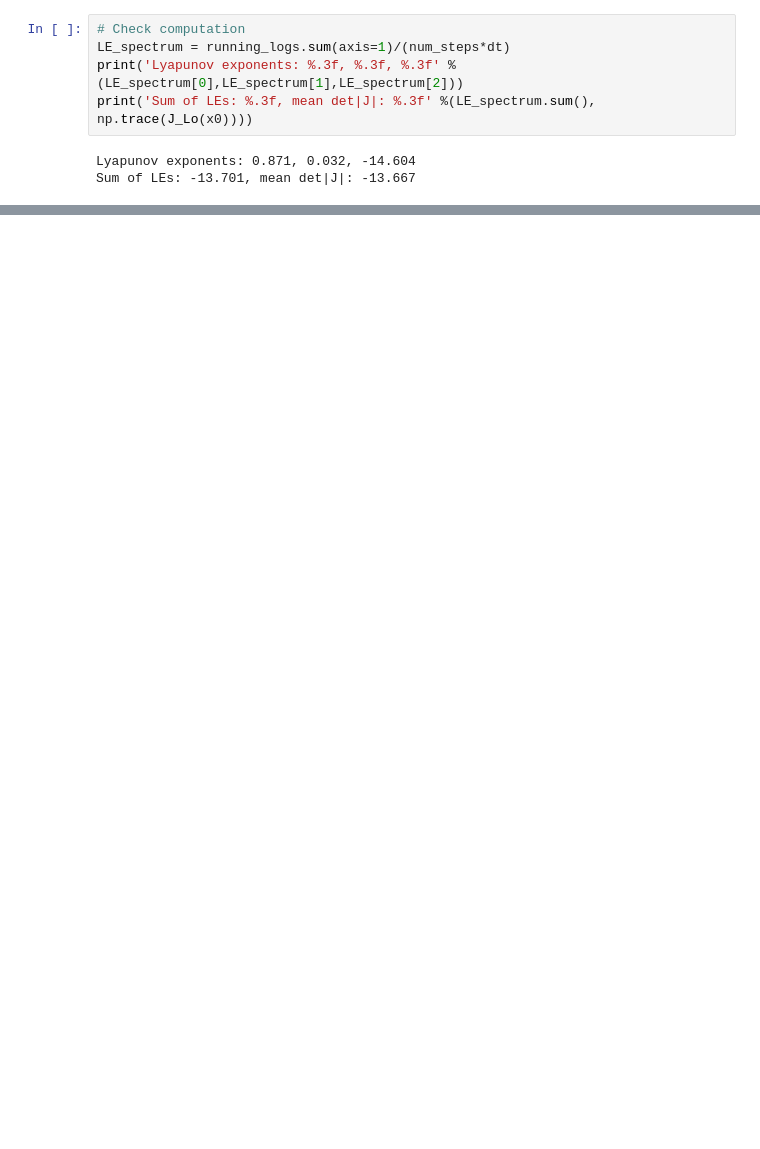
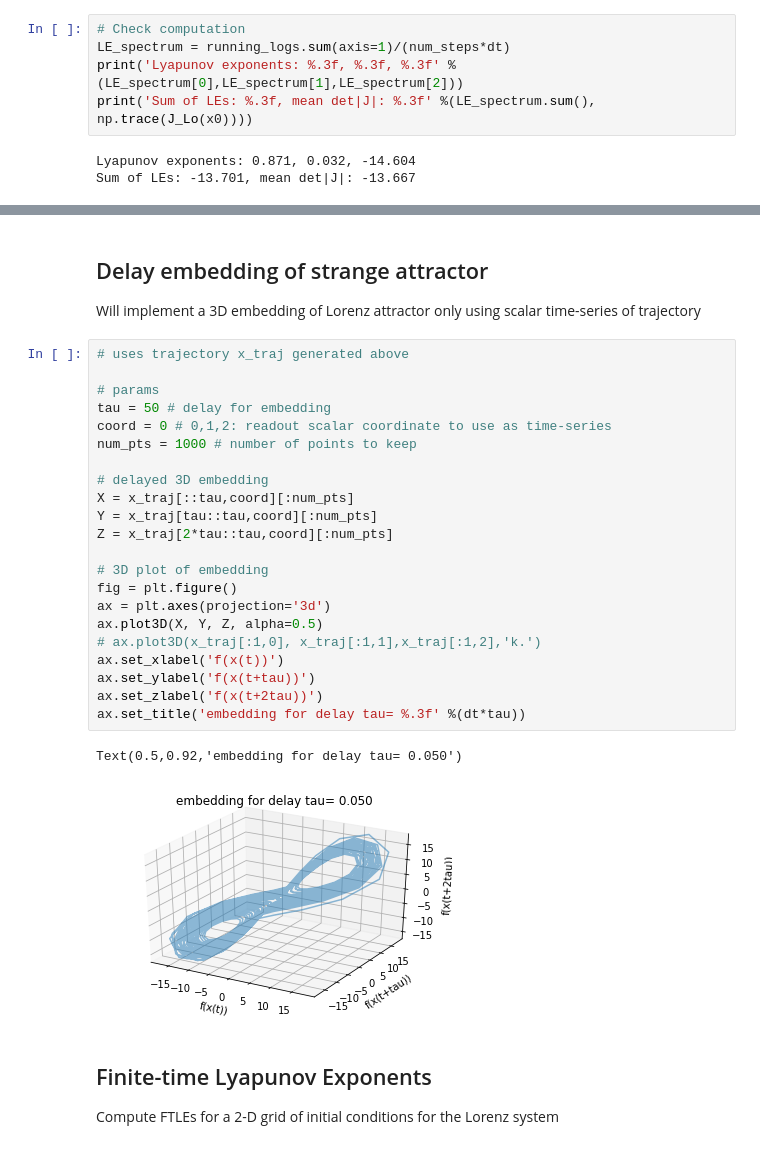
Before and after one commit to glajoie/MAT6115_Dynamical_Systems, a Jupyter notebook: Lorenz_LE_compute.ipynb, the cells around one changed output, grey strips where cells are left out. Cells and saved outputs as stored; diff of their text form; blank space fills up the shorter version.

```diff
--- a/Lorenz_LE_compute.ipynb
+++ b/Lorenz_LE_compute.ipynb
@@ -79,0 +118,31 @@ Sum of LEs: -13.701, mean det|J|: -13.667
+# %% [markdown]
+## Delay embedding of strange attractor
+Will implement a 3D embedding of Lorenz attractor only using scalar time-series of trajectory
+# %%
+# uses trajectory x_traj generated above
+
+# params
+tau = 50 # delay for embedding
+coord = 0 # 0,1,2: readout scalar coordinate to use as time-series
+num_pts = 1000 # number of points to keep
+
+# delayed 3D embedding
+X = x_traj[::tau,coord][:num_pts]
+Y = x_traj[tau::tau,coord][:num_pts]
+Z = x_traj[2*tau::tau,coord][:num_pts]
+
+# 3D plot of embedding
+fig = plt.figure()
+ax = plt.axes(projection='3d')
+ax.plot3D(X, Y, Z, alpha=0.5)
+# ax.plot3D(x_traj[:1,0], x_traj[:1,1],x_traj[:1,2],'k.')
+ax.set_xlabel('f(x(t))')
+ax.set_ylabel('f(x(t+tau))')
+ax.set_zlabel('f(x(t+2tau))')
+ax.set_title('embedding for delay tau= %.3f' %(dt*tau))
+# %% [output]
+Text(0.5,0.92,'embedding for delay tau= 0.050')
+[figure, added]
+# %% [markdown]
+## Finite-time Lyapunov Exponents
+Compute FTLEs for a 2-D grid of initial conditions for the Lorenz system
```
Also changed, not shown: parts of 7 cells of this notebook.
